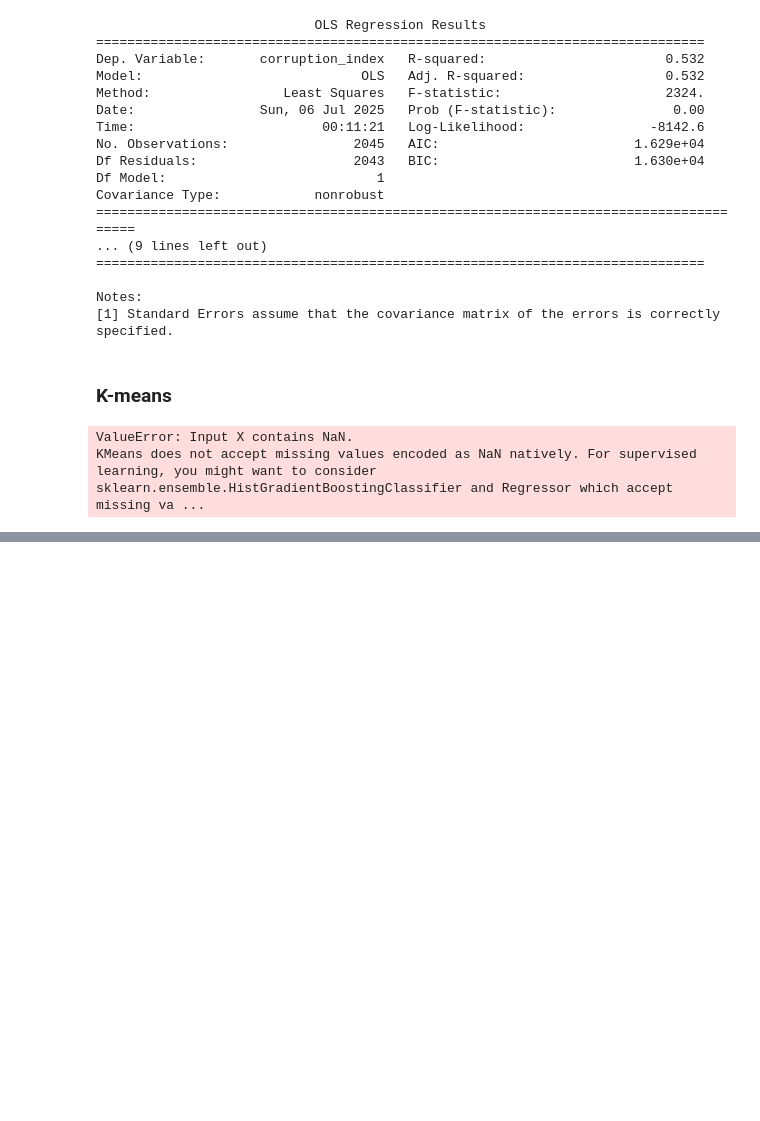
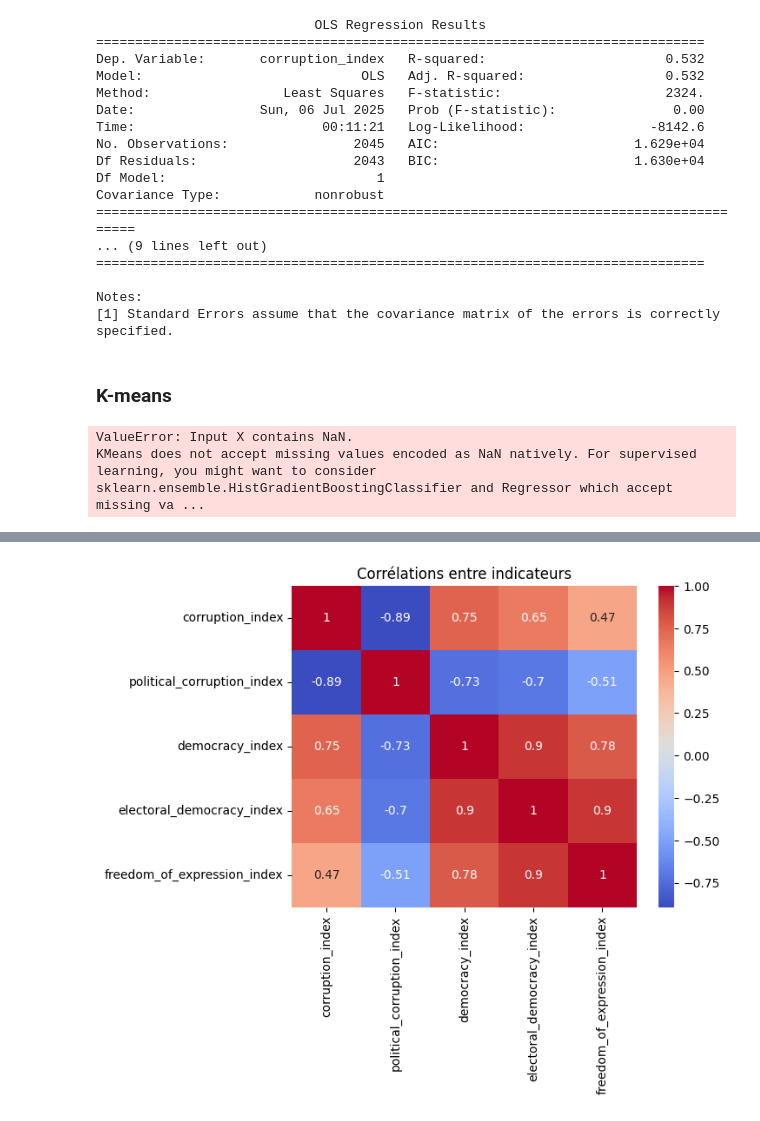
Before and after one commit to Artorius104/CorruptionStudy, a Jupyter notebook: EDA.ipynb, the cells around one changed output, grey strips where cells are left out. Drawn from its saved outputs; the diff is of its cells as text; code cells hidden in the pictures; blank space fills up the shorter version.

```diff
--- a/EDA.ipynb
+++ b/EDA.ipynb
@@ -265,0 +520,9 @@ KMeans does not accept missing values encoded as NaN natively. For supervised le
+# %%
+plt.figure()
+corr = df_clean_h3[['corruption_index', 'political_corruption_index', 'democracy_index',
+           'electoral_democracy_index', 'freedom_of_expression_index']].corr()
+sns.heatmap(corr, annot=True, cmap='coolwarm')
+plt.title("Corrélations entre indicateurs")
+plt.show()
+# %% [output]
+[figure, added]
```
Also changed, not shown: parts of 42 cells of this notebook, 3 other files.
